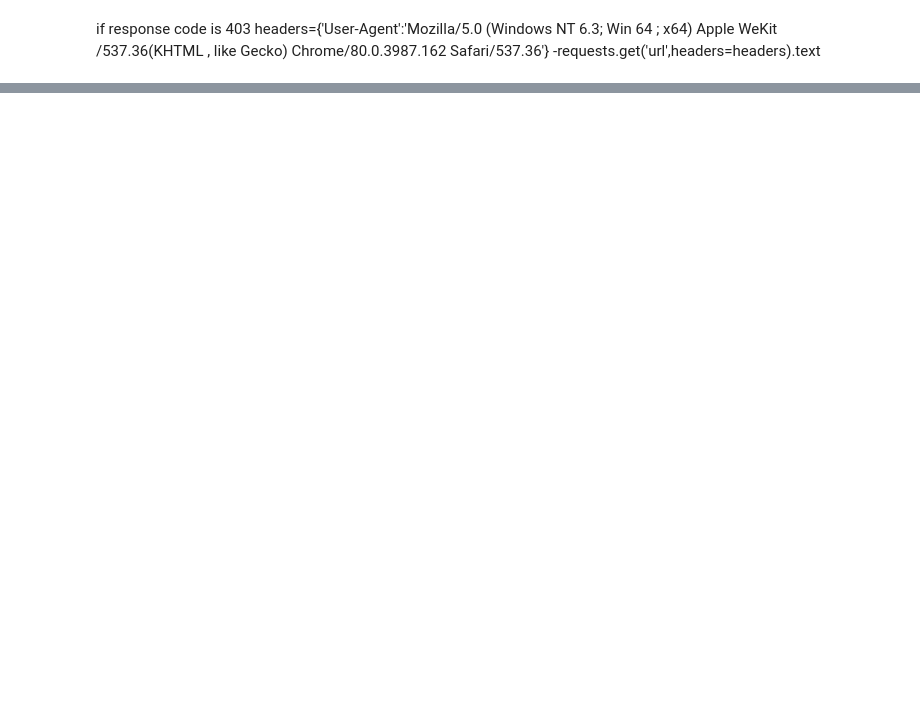
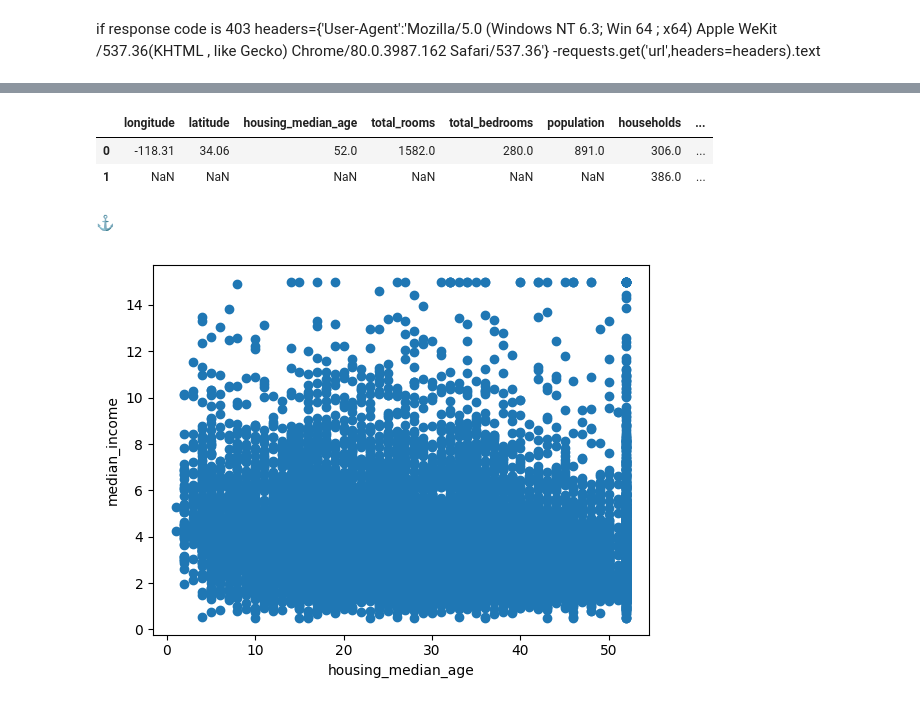
Before and after one commit to Shambhuraje1919/Machine_Learning_Paractice, a Jupyter notebook: web_Scrapping.ipynb, the cells around one changed output, grey strips where cells are left out. Cells and saved outputs as stored; diff of their text form; code cells hidden in the pictures; blank space fills up the shorter version.

```diff
--- a/web_Scrapping.ipynb
+++ b/web_Scrapping.ipynb
@@ -22,0 +11,2 @@ soup.find_all('h1')[0].text
+# %%
+df  = pd.read_csv("/content/sample_data/california_housing_train.csv")
@@ -22,0 +48,15 @@ soup.find_all('h1')[0].text
+# %%
+df.mode(numeric_only=True)
+# %% [output]
+|  | longitude | latitude | housing_median_age | total_rooms | total_bedrooms | population | households | ... |
+| 0 | -118.31 | 34.06 | 52.0 | 1582.0 | 280.0 | 891.0 | 306.0 | ... |
+| 1 | NaN | NaN | NaN | NaN | NaN | NaN | 386.0 | ... |
+# %% [markdown]
+⚓
+# %%
+plt.scatter(df["housing_median_age"], df["median_income"])
+plt.xlabel("housing_median_age")
+plt.ylabel("median_income")
+plt.show()
+# %% [output]
+[figure, added]
```
Also changed, not shown: parts of 11 cells of this notebook.
